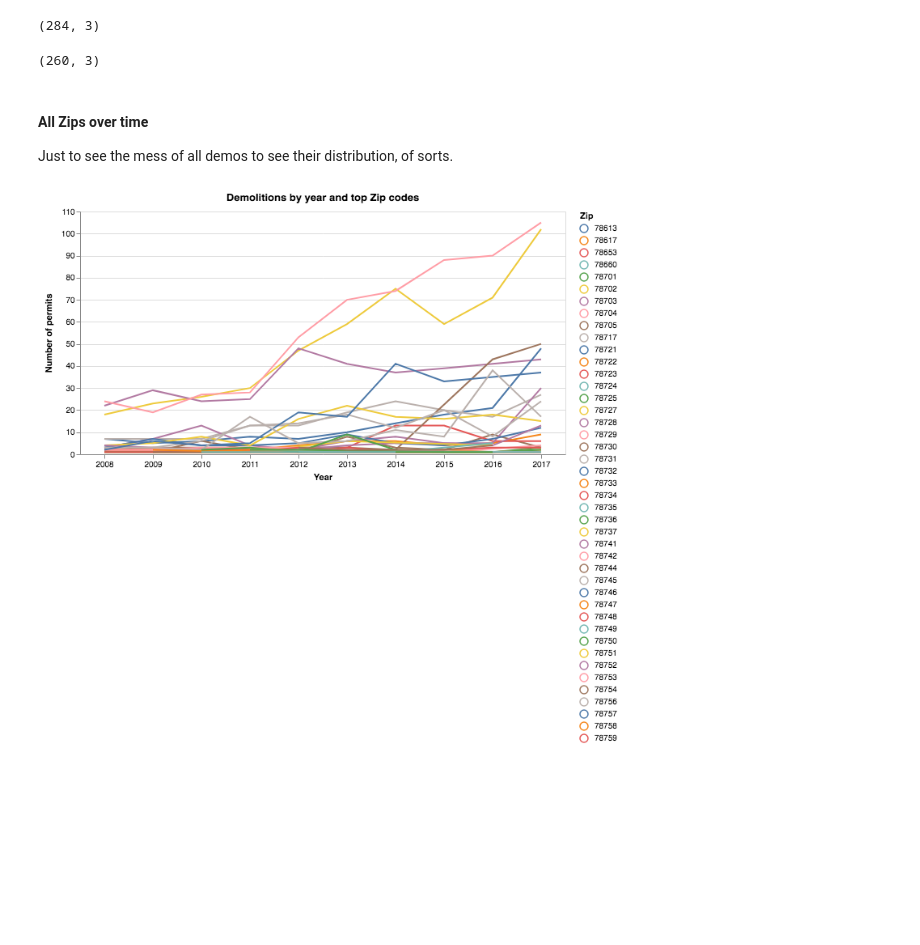
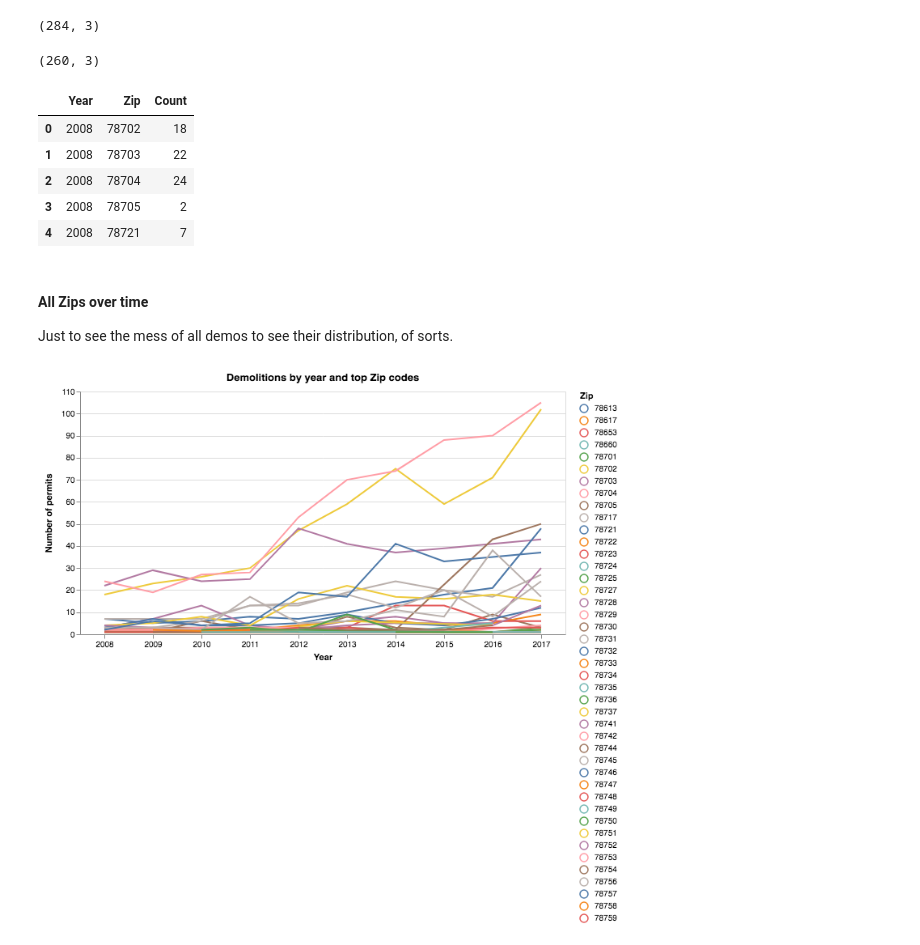
Before and after one commit to swkasica/demolitions, a Jupyter notebook: notebooks/02_Analysis_Full_demos.ipynb, the cells around one changed output. Drawn from its saved outputs; the diff is of its cells as text; code cells hidden in the pictures; blank space fills up the shorter version.

```diff
--- a/notebooks/02_Analysis_Full_demos.ipynb
+++ b/notebooks/02_Analysis_Full_demos.ipynb
@@ -257,5 +291,15 @@ demos_yr_zip.shape
 # %% [output]
 (260, 3)
+# %%
+# peek at it
+demos_yr_zip.head()
+# %% [output]
+|  | Year | Zip | Count |
+| 0 | 2008 | 78702 | 18 |
+| 1 | 2008 | 78703 | 22 |
+| 2 | 2008 | 78704 | 24 |
+| 3 | 2008 | 78705 | 2 |
+| 4 | 2008 | 78721 | 7 |
 # %% [markdown]
 #### All Zips over time
 
```
Also changed, not shown: parts of 41 cells of this notebook, 6 other files.
